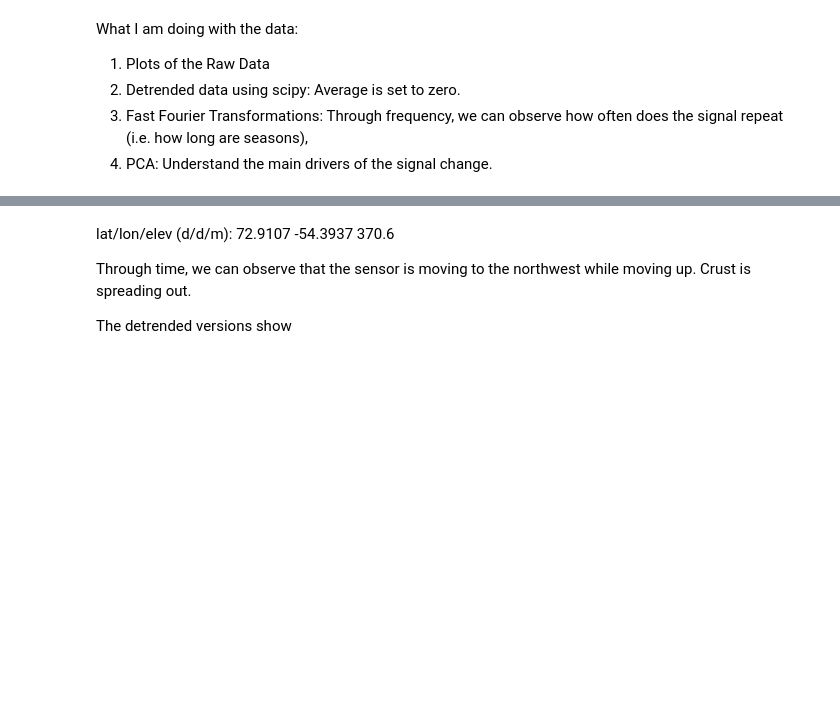
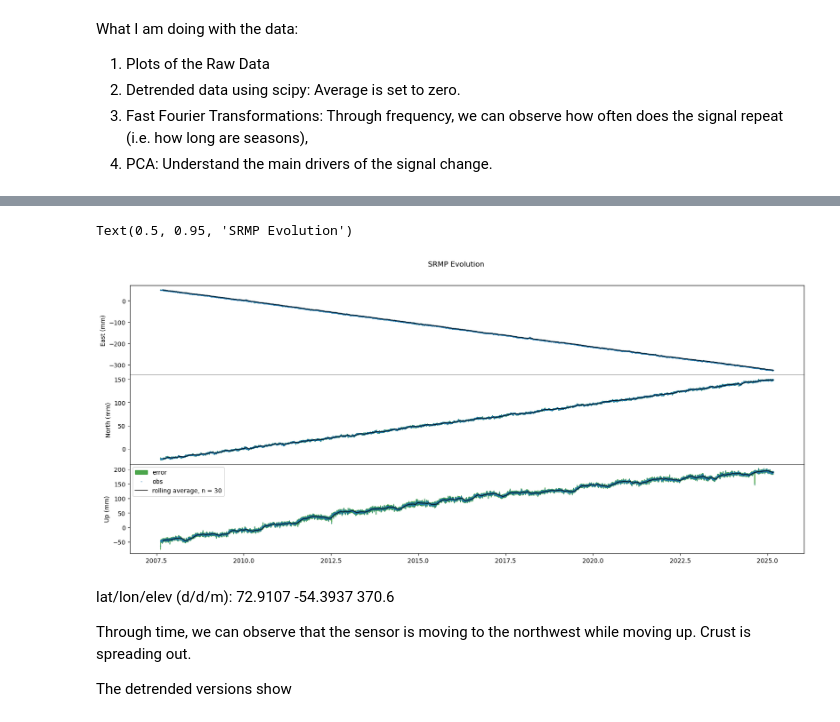
Before and after one commit to diegorvar/signal-processing-enu, a Jupyter notebook: SPENU.ipynb, the cells around one changed output, grey strips where cells are left out. Cells and saved outputs as stored; diff of their text form; code cells hidden in the pictures; blank space fills up the shorter version.

```diff
--- a/SPENU.ipynb
+++ b/SPENU.ipynb
@@ -86,7 +86,7 @@ def moving_average(a, n=30):
     return ret[n - 1:] / n
 
 moving_avg_east = moving_average(AASI_data[:,0])
-moving_avg_north = moving_average(AASI_data[:,0])
+moving_avg_north = moving_average(AASI_data[:,1])
 moving_avg_up = moving_average(AASI_data[:,2])
 # %%
 AASI_error[:,0] + AASI_data[:,0]
@@ -93,27 +95,30 @@ AASI_error[:,0] + AASI_data[:,0]
 # %%
 fig, axs = plt.subplots(3, 1, sharex=True, figsize=(20,8))
 fig.subplots_adjust(hspace=0)
 
 axs[0].fill_between(AASI_time, AASI_data[:,0] + AASI_error[:,0], AASI_data[:,0] - AASI_error[:,0], color = 'g')
 axs[0].plot(AASI_time, AASI_data[:,0], marker = '.', ls = '', ms = 1.5, alpha = 0.6)
 
-axs[2].fill_between(AASI_time, AASI_data[:,2] + AASI_error[:,2], AASI_data[:,2] - AASI_error[:,2], color = 'g', label = 'error', alpha = 0.7)
+axs[1].fill_between(AASI_time, AASI_data[:,1] + AASI_error[:,1], AASI_data[:,1] - AASI_error[:,1], color = 'g', label = 'error', alpha = 0.7)
 axs[1].plot(AASI_time, AASI_data[:,1], marker = '.', ls = '', ms = 1.5, alpha = 0.6)
 
 axs[2].fill_between(AASI_time, AASI_data[:,2] + AASI_error[:,2], AASI_data[:,2] - AASI_error[:,2], color = 'g', label = 'error', alpha = 0.7)
 axs[2].plot(AASI_time, AASI_data[:,2], marker = '.', ls = '', ms = 1.5, alpha = 0.6, label = 'obs')
 
 axs[0].plot(AASI_time[29:], moving_avg_east, marker = '', ls = '-',  alpha = 0.7, c = 'black')
 axs[1].plot(AASI_time[29:], moving_avg_north, marker = '', ls = '-',  alpha = 0.7, c = 'black')
 axs[2].plot(AASI_time[29:], moving_avg_up, marker = '', ls = '-',  alpha = 0.7, c = 'black', label = 'rolling average, n = 30')
 
 axs[0].set_ylabel('East (mm)')
 axs[0].set_xlabel('Date')
 axs[1].set_ylabel('North (mm)')
 axs[2].set_ylabel('Up (mm)')
 
 axs[2].legend()
 fig.suptitle('SRMP Evolution', y = 0.95)
+# %% [output]
+Text(0.5, 0.95, 'SRMP Evolution')
+[figure, added]
 # %% [markdown]
 lat/lon/elev (d/d/m):	72.9107	-54.3937	370.6
 
```
Also changed, not shown: parts of 28 cells of this notebook, 3 other files.
